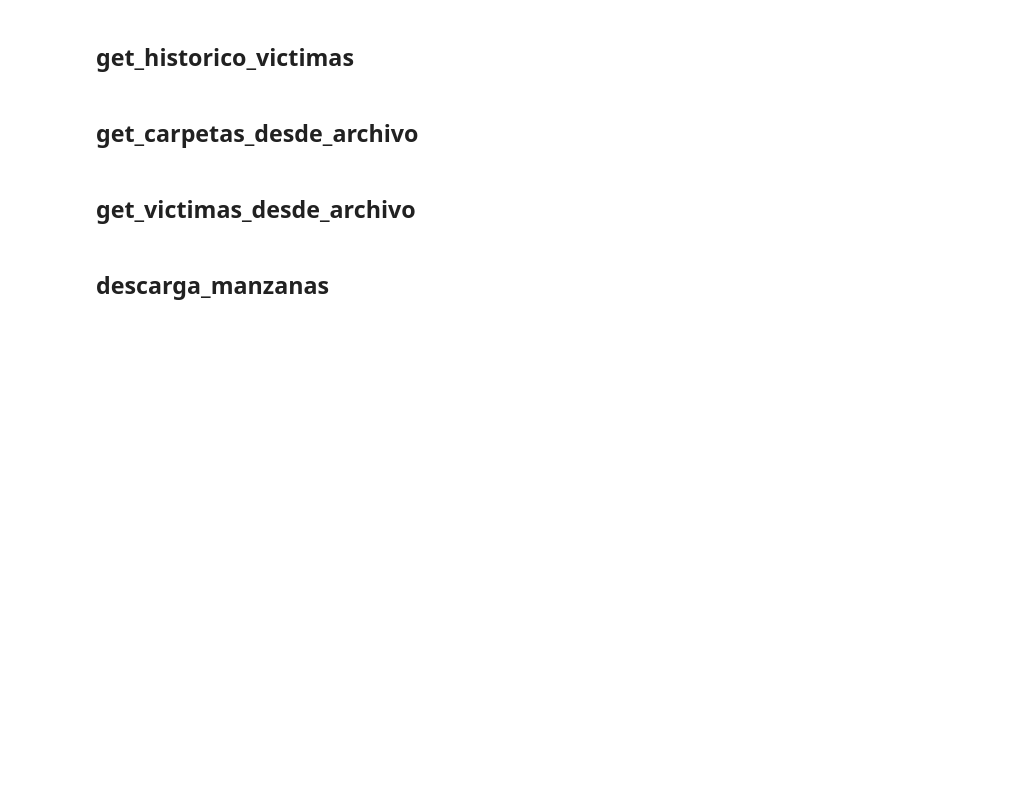
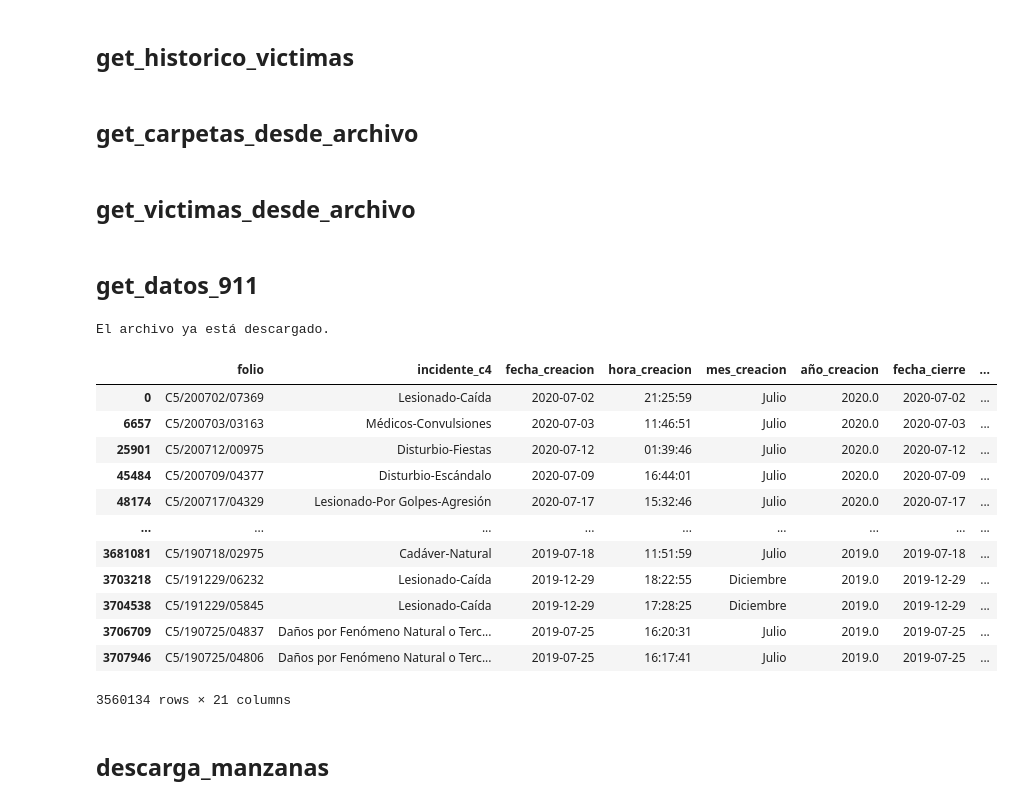
Before and after one commit to CentroGeo/criminologia_cdmx, a Jupyter notebook: 00_etl.ipynb, the cells around one changed output. Saved outputs shown, nothing was run; the diff lists cells and outputs as text; code cells hidden in the pictures; blank space fills up the shorter version.

```diff
--- a/00_etl.ipynb
+++ b/00_etl.ipynb
@@ -137,6 +139,45 @@ def get_victimas_desde_archivo(archivo):
 # %%
 carpetas_todas = get_victimas_desde_archivo("datos/descargas/victimas_carpetas_fiscalia.csv")
 assert type(carpetas_todas) == gpd.GeoDataFrame
+# %% [markdown]
+## get_datos_911
+# %%
+# export
+def get_datos_911():
+    """ Regresa un GeoDataFrame con los datos del 911 integrados por nosotros.
+
+        El preproceso es similar al de carpetas y víctimas.
+
+        NOTA: son los mismos archivos descargados de la página de datos abiertos pero
+              integrados y con el encoding arreglado
+    """
+    if os.path.exists(DOWNLOADS_PATH + 'incidentes_911.pkl'):
+        print("El archivo ya está descargado.")
+    else:
+        print("Descargando archivo de incidentes.")
+        url = "https://www.dropbox.com/s/l83t5ak108hz2ax/911_19-21_unidas.csv.zip?dl=1"
+        r = requests.get(url, allow_redirects=True)
+        open(DOWNLOADS_PATH + 'incidentes_911.pkl', 'wb').write(r.content)
+    records = pd.read_pickle(DOWNLOADS_PATH + 'incidentes_911.pkl')
+    return records
+# %%
+datos_911 = get_datos_911()
+datos_911
+# %% [output]
+El archivo ya está descargado.
+|  | folio | incidente_c4 | fecha_creacion | hora_creacion | mes_creacion | año_creacion | fecha_cierre | ... |
+| 0 | C5/200702/07369 | Lesionado-Caída | 2020-07-02 | 21:25:59 | Julio | 2020.0 | 2020-07-02 | ... |
+| 6657 | C5/200703/03163 | Médicos-Convulsiones | 2020-07-03 | 11:46:51 | Julio | 2020.0 | 2020-07-03 | ... |
+| 25901 | C5/200712/00975 | Disturbio-Fiestas | 2020-07-12 | 01:39:46 | Julio | 2020.0 | 2020-07-12 | ... |
+| 45484 | C5/200709/04377 | Disturbio-Escándalo | 2020-07-09 | 16:44:01 | Julio | 2020.0 | 2020-07-09 | ... |
+| 48174 | C5/200717/04329 | Lesionado-Por Golpes-Agresión | 2020-07-17 | 15:32:46 | Julio | 2020.0 | 2020-07-17 | ... |
+| ... | ... | ... | ... | ... | ... | ... | ... | ... |
+| 3681081 | C5/190718/02975 | Cadáver-Natural | 2019-07-18 | 11:51:59 | Julio | 2019.0 | 2019-07-18 | ... |
+| 3703218 | C5/191229/06232 | Lesionado-Caída | 2019-12-29 | 18:22:55 | Diciembre | 2019.0 | 2019-12-29 | ... |
+| 3704538 | C5/191229/05845 | Lesionado-Caída | 2019-12-29 | 17:28:25 | Diciembre | 2019.0 | 2019-12-29 | ... |
+| 3706709 | C5/190725/04837 | Daños por Fenómeno Natural o Terc... | 2019-07-25 | 16:20:31 | Julio | 2019.0 | 2019-07-25 | ... |
+| 3707946 | C5/190725/04806 | Daños por Fenómeno Natural o Terc... | 2019-07-25 | 16:17:41 | Julio | 2019.0 | 2019-07-25 | ... |
+3560134 rows × 21 columns
 # %% [markdown]
 ## descarga_manzanas
 # %%
```
Also changed, not shown: parts of 3 cells of this notebook, 5 other files.
